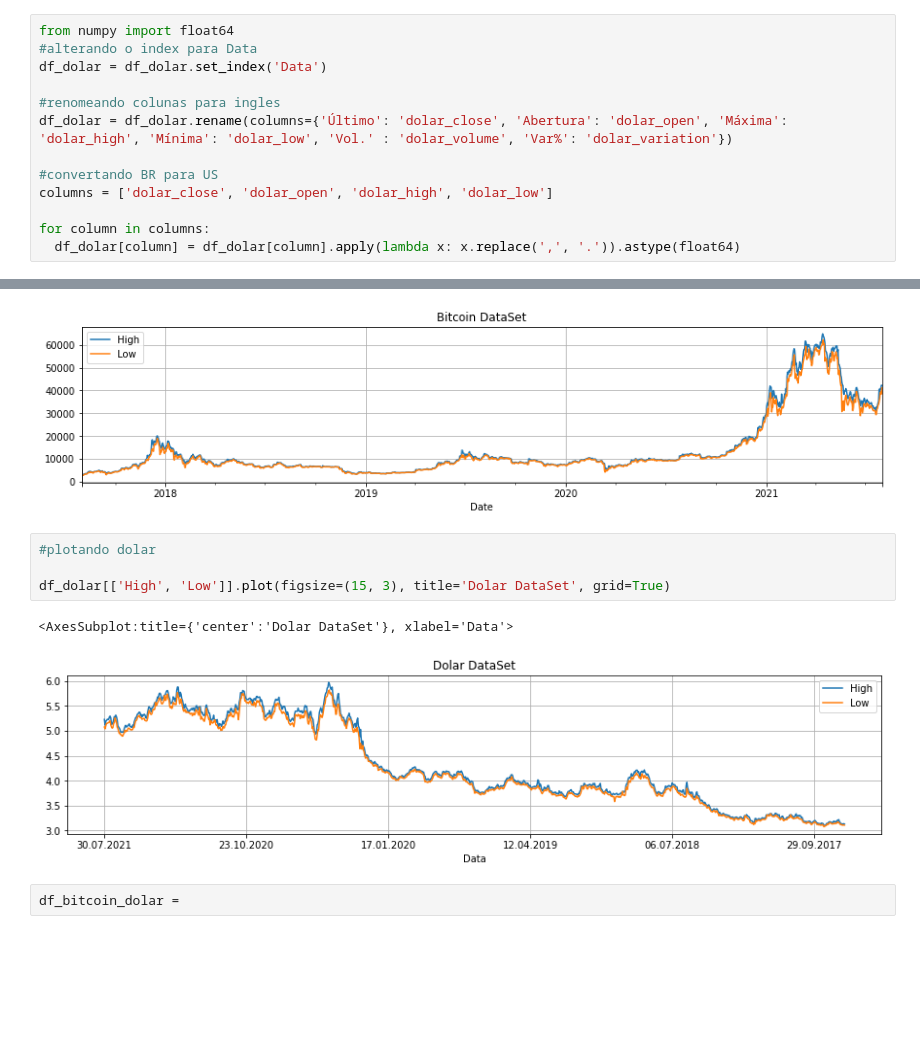
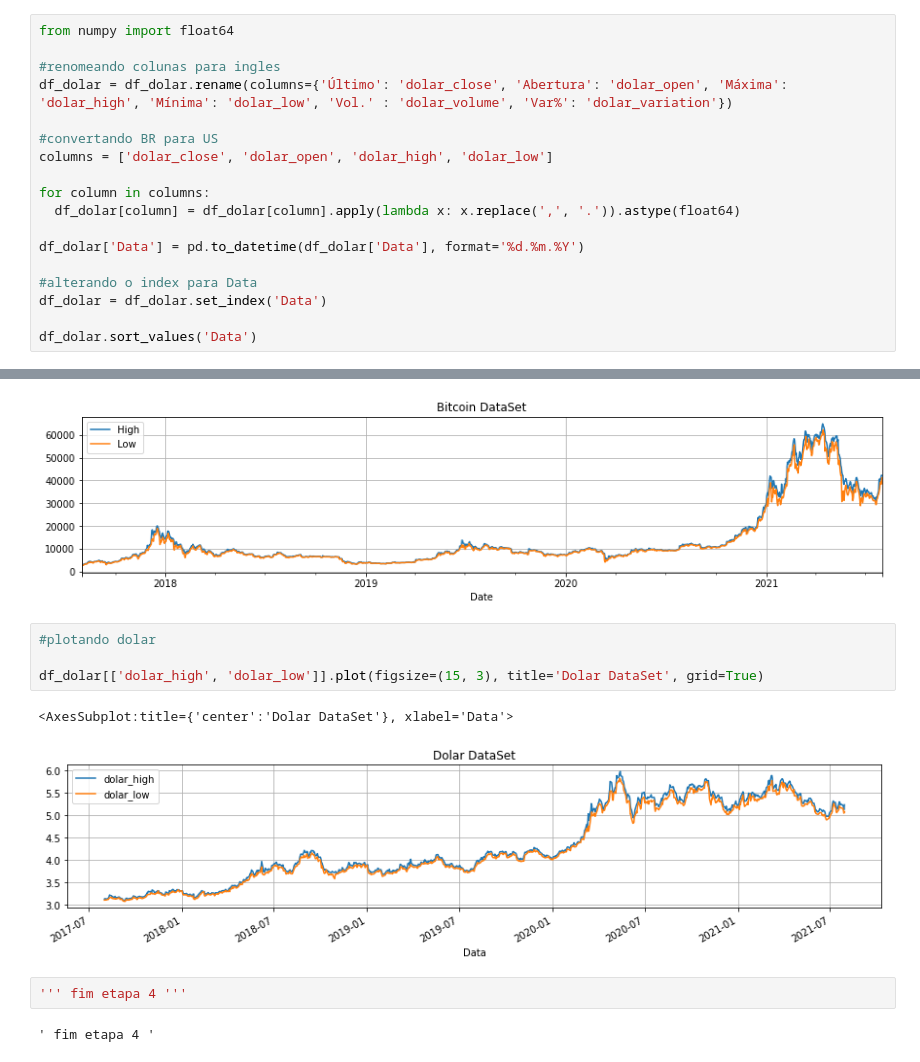
Before and after one commit to Jadeilson08/tcc-data-science, a Jupyter notebook: tcc.ipynb, the cells around one changed output, grey strips where cells are left out. Cells and saved outputs as stored; diff of their text form; blank space fills up the shorter version.

```diff
--- a/tcc.ipynb
+++ b/tcc.ipynb
@@ -85,7 +103,5 @@ df_dolar.info()
 # %%
 from numpy import float64
-#alterando o index para Data
-df_dolar = df_dolar.set_index('Data')
 
 #renomeando colunas para ingles
 df_dolar = df_dolar.rename(columns={'Último': 'dolar_close', 'Abertura': 'dolar_open', 'Máxima': 'dolar_high', 'Mínima': 'dolar_low', 'Vol.' : 'dolar_volume', 'Var%': 'dolar_variation'})
@@ -95,3 +111,10 @@ columns = ['dolar_close', 'dolar_open', 'dolar_high', 'dolar_low']
 
 for column in columns:
   df_dolar[column] = df_dolar[column].apply(lambda x: x.replace(',', '.')).astype(float64)
+
+df_dolar['Data'] = pd.to_datetime(df_dolar['Data'], format='%d.%m.%Y')
+
+#alterando o index para Data
+df_dolar = df_dolar.set_index('Data')
+
+df_dolar.sort_values('Data')
@@ -127,9 +157,11 @@ df_bitcoin[['High', 'Low']].plot(figsize=(15, 3), title='Bitcoin DataSet', grid=
 # %%
 #plotando dolar
 
-df_dolar[['High', 'Low']].plot(figsize=(15, 3), title='Dolar DataSet', grid=True)
+df_dolar[['dolar_high', 'dolar_low']].plot(figsize=(15, 3), title='Dolar DataSet', grid=True)
 # %% [output]
 <AxesSubplot:title={'center':'Dolar DataSet'}, xlabel='Data'>
-[figure, old version]
+[figure, new version]
-# %%
-df_bitcoin_dolar =
+# %%
+''' fim etapa 4 '''
+# %% [output]
+' fim etapa 4 '
```
Also changed, not shown: parts of 8 cells of this notebook.
